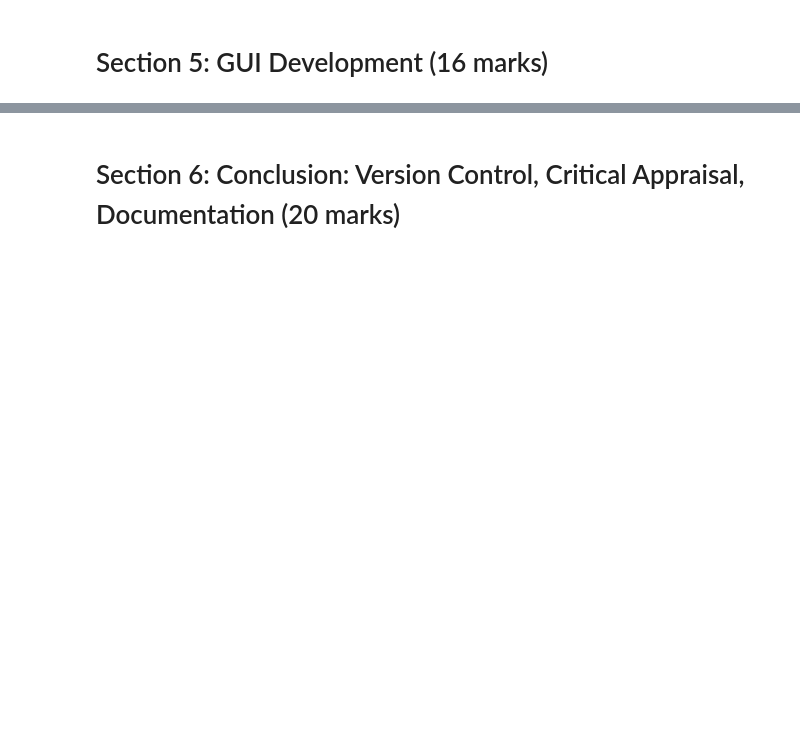
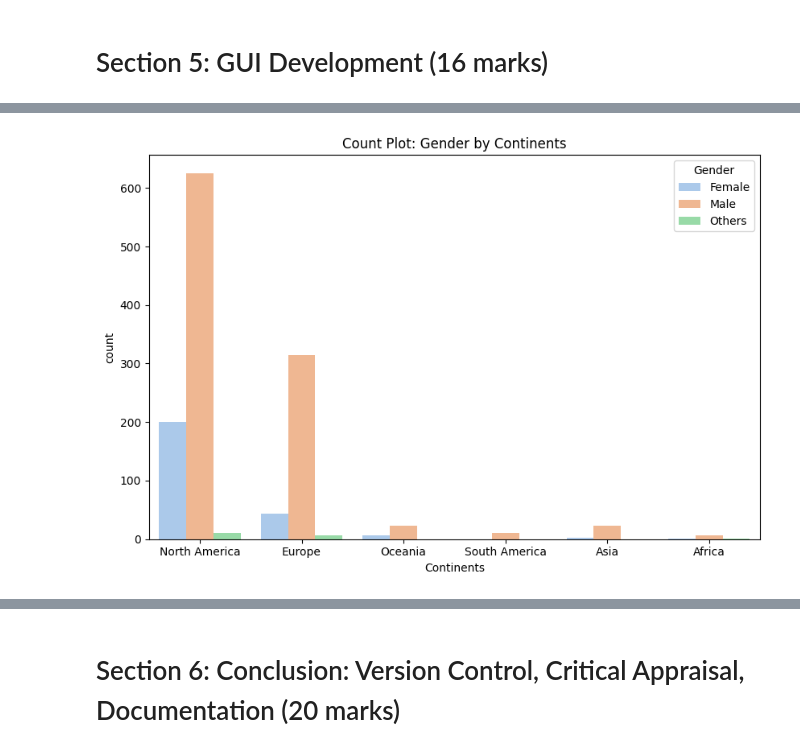
Before and after one commit to guavacoderepo/SOFT40161-COURSE-WORK, a Jupyter notebook: NTU_N1280799_SOFT40161_2.ipynb, the cells around one changed output, grey strips where cells are left out. Cells and saved outputs as stored; diff of their text form; code cells hidden in the pictures; blank space fills up the shorter version.

```diff
--- a/NTU_N1280799_SOFT40161_2.ipynb
+++ b/NTU_N1280799_SOFT40161_2.ipynb
@@ -931,0 +935,88 @@ root.mainloop()
+# %%
+# Function to update the plot in the GUI
+def update_plot(fig, description):
+    for widget in frame_plot.winfo_children():
+        widget.destroy()
+
+    # Add description label
+    description_label = tk.Label(frame_plot, text=description, wraplength=900, justify="center", font=("Arial", 11))
+    description_label.pack(side=tk.TOP, fill=tk.X, padx=5, pady=5)
+
+    # Add the plot
+    canvas = FigureCanvasTkAgg(fig, master=frame_plot)
+    canvas.draw()
+    canvas.get_tk_widget().pack(fill=tk.BOTH, expand=True)
+
+# Plotting functions
+def plot_count():
+    fig, ax = plt.subplots(figsize=(8, 6))
+    sns.countplot(data=df, x="Continents", hue="Gender", ax=ax, palette="pastel")
+    ax.set_title("Count Plot: Gender by Continents")
+    description = (
+        "A count plot showing the distribution of genders across continents. "
+        "From the plot, North America has the highest number of respondents, with males leading in the number of respondents across all continents."
+    )
+    update_plot(fig, description)
+
+def plot_violin():
+    fig, ax = plt.subplots(figsize=(8, 6))
+    sns.violinplot(data=df, x="Gender", y="Age", hue="treatment", ax=ax, split=True, palette="muted")
+    ax.set_title("Violin Plot: Age by Gender with Treatment")
+    description = (
+        "A violin plot representing the age distribution for gender and treatment. "
+        "According to the plot, the majority of respondents fall within the age groups of 21-30 and 31-40, with approximately half of them having started treatment."
+    )
+    update_plot(fig, description)
+
+
+def plot_histogram():
+    fig, ax = plt.subplots(figsize=(8, 6))
+    sns.histplot(data=df, x="Age", hue="Gender", kde=True, palette="husl", ax=ax)
+    ax.set_title("Histogram: Age by Gender")
+    description = (
+        "This Histogram shows the distribution of ages for different genders. "
+        "From on the plot, a higher number of male respondents participated in the survey across all age ranges."
+    )
+    update_plot(fig, description)
+
+
+def plot_piechart():
+    fig, ax = plt.subplots(figsize=(8, 6))
+
+    values = df['family_history'].value_counts()
+    labels = values.index
+    ax.pie(values, labels=labels, autopct='%1.1f%%', startangle=90, colors=sns.color_palette("husl"))
+    ax.set_title("Pie Chart: Family History Distribution")
+    description = (
+        "This Pie Chart visualizes the distribution of family_history of mental health. "
+        "It can be observed that 61% of the respondents have a family history of mental health, while the remaining respondents do not."
+    )
+    update_plot(fig, description)
+
+
+# Main application window
+root = tk.Tk()
+root.title("Interactive Plotting Application with Dynamic Descriptions")
+root.geometry("1000x750")
+
+# Frame for controls
+frame_controls = ttk.Frame(root, padding=10)
+frame_controls.pack(side=tk.TOP, fill=tk.X)
+
+# Frame for plot and description
+frame_plot = ttk.Frame(root, padding=10)
+frame_plot.pack(side=tk.TOP, fill=tk.BOTH, expand=True)
+
+# Buttons to switch between plots
+ttk.Button(frame_controls, text="Count Plot", command=plot_count).pack(side=tk.LEFT, padx=5, pady=5)
+ttk.Button(frame_controls, text="Violin Plot", command=plot_violin).pack(side=tk.LEFT, padx=5, pady=5)
+ttk.Button(frame_controls, text="Histogram", command=plot_histogram).pack(side=tk.LEFT, padx=5, pady=5)
+ttk.Button(frame_controls, text="Pie Chart", command=plot_piechart).pack(side=tk.LEFT, padx=5, pady=5)
+
+# Display the default plot
+plot_count()
+
+# Run the application
+root.mainloop()
+# %% [output]
+[figure, added]
```
Also changed, not shown: parts of 68 cells of this notebook, 1 other file.
